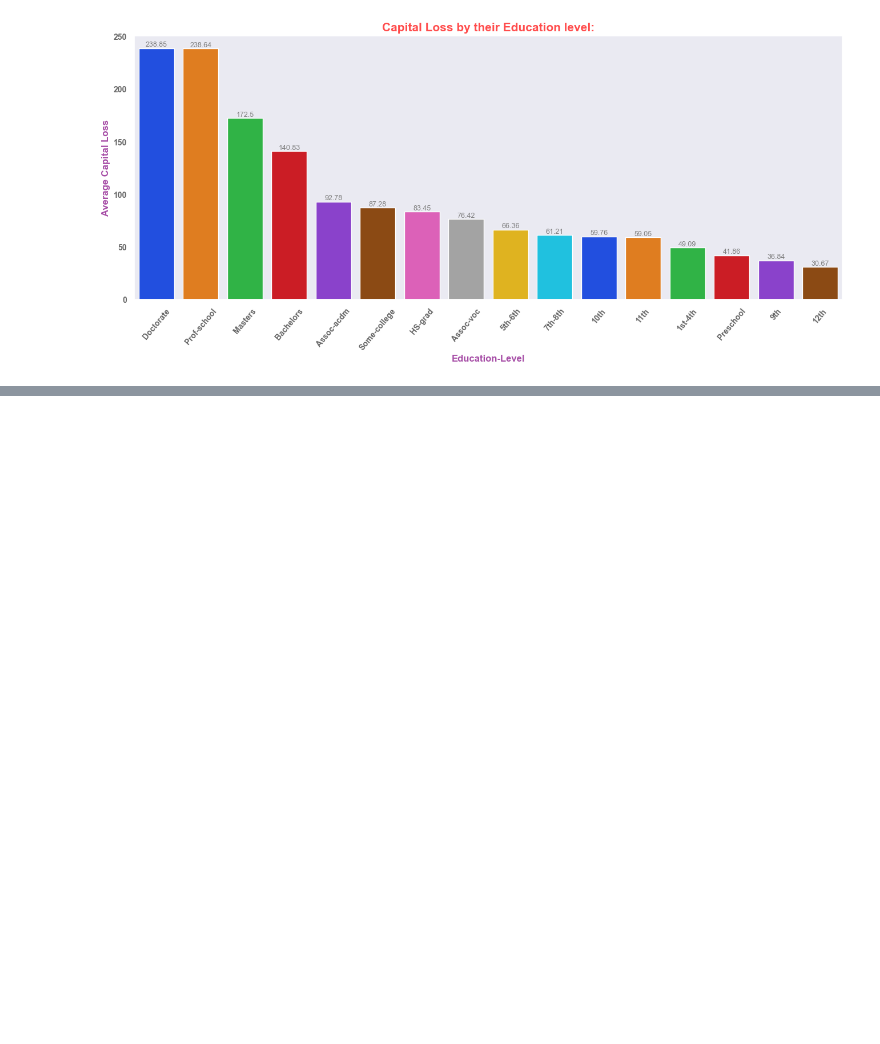
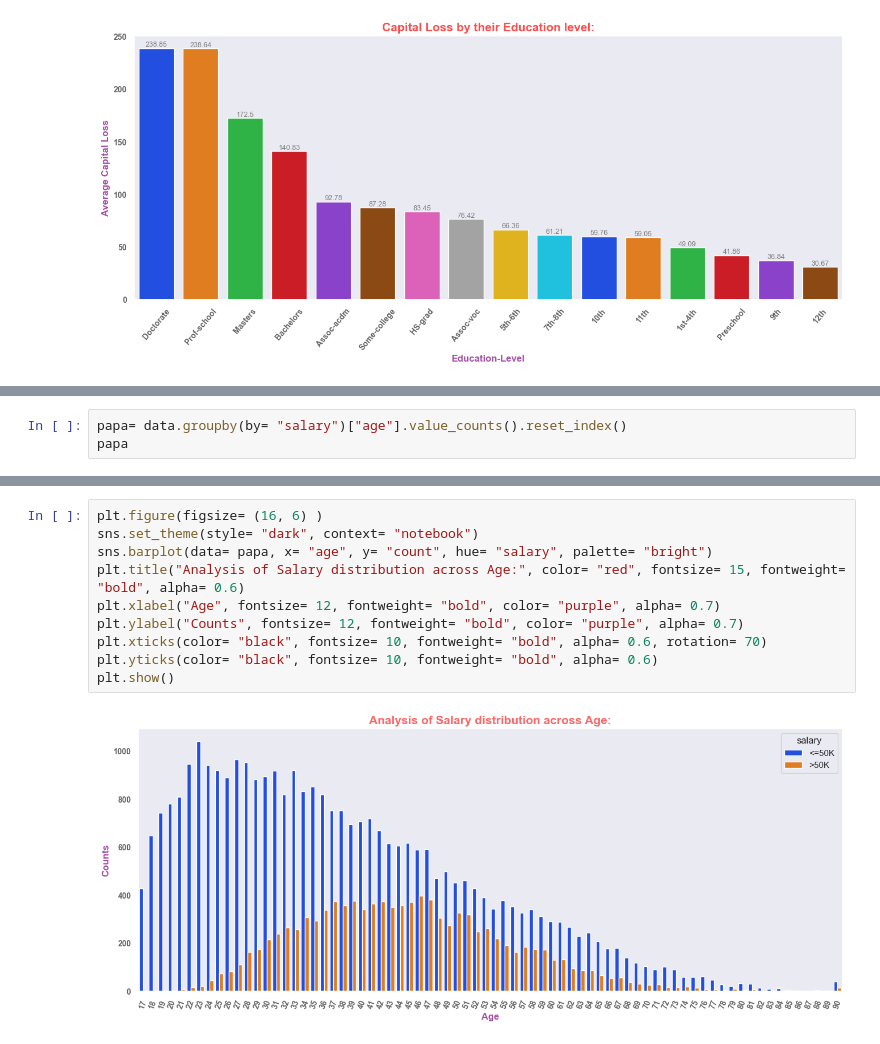
Before and after one commit to rajesh-coventry/Projects, a Jupyter notebook: 02_Data_Visuallization/04_Adults_Income_Analysis/Analysis-8_Aggregation_Analysis_and_Trends.ipynb, the cells around one changed output, grey strips where cells are left out. Drawn from its saved outputs; the diff is of its cells as text; blank space fills up the shorter version.

Commit message:
some changes on income analysis project

```diff
--- a/02_Data_Visuallization/04_Adults_Income_Analysis/Analysis-8_Aggregation_Analysis_and_Trends.ipynb
+++ b/02_Data_Visuallization/04_Adults_Income_Analysis/Analysis-8_Aggregation_Analysis_and_Trends.ipynb
@@ -475,0 +498,3 @@ plt.show()
+# %%
+papa= data.groupby(by= "salary")["age"].value_counts().reset_index()
+papa
@@ -475,0 +515,12 @@ plt.show()
+# %%
+plt.figure(figsize= (16, 6) )
+sns.set_theme(style= "dark", context= "notebook")
+sns.barplot(data= papa, x= "age", y= "count", hue= "salary", palette= "bright")
+plt.title("Analysis of Salary distribution across Age:", color= "red", fontsize= 15, fontweight= "bold", alpha= 0.6)
+plt.xlabel("Age", fontsize= 12, fontweight= "bold", color= "purple", alpha= 0.7)
+plt.ylabel("Counts", fontsize= 12, fontweight= "bold", color= "purple", alpha= 0.7)
+plt.xticks(color= "black", fontsize= 10, fontweight= "bold", alpha= 0.6, rotation= 70)
+plt.yticks(color= "black", fontsize= 10, fontweight= "bold", alpha= 0.6)
+plt.show()
+# %% [output]
+[figure, added]
```
Also changed, not shown: parts of 12 cells of this notebook.
